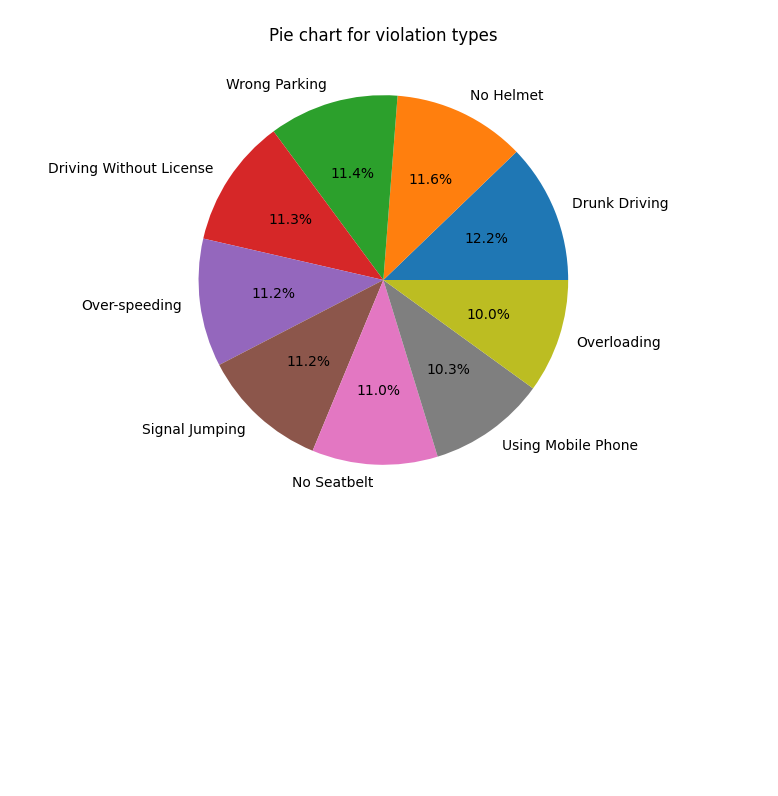
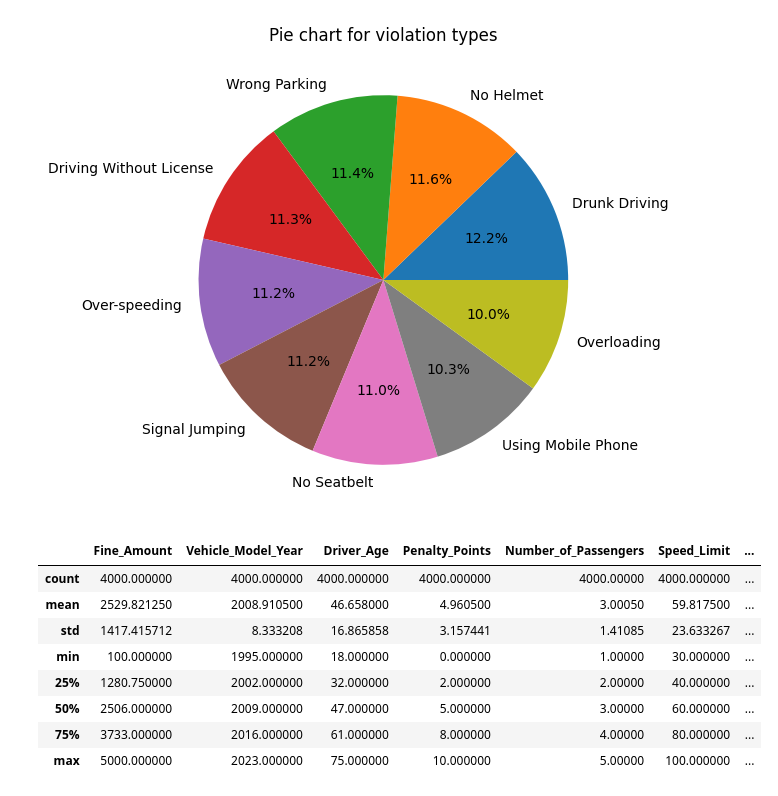
Before and after one commit to yTanisha1805/TT_project, a Jupyter notebook: Traffic_violations.ipynb, the cells around one changed output. Saved outputs shown, nothing was run; the diff lists cells and outputs as text; code cells hidden in the pictures; blank space fills up the shorter version.

Commit message:
added summary

```diff
--- a/Traffic_violations.ipynb
+++ b/Traffic_violations.ipynb
@@ -89,3 +89,15 @@ plt.title('Pie chart for violation types')
 plt.show()
 # %% [output]
 [figure]
+# %%
+df.describe()  #statistical summary of the dataset
+# %% [output]
+|  | Fine_Amount | Vehicle_Model_Year | Driver_Age | Penalty_Points | Number_of_Passengers | Speed_Limit | ... |
+| count | 4000.000000 | 4000.000000 | 4000.000000 | 4000.000000 | 4000.00000 | 4000.000000 | ... |
+| mean | 2529.821250 | 2008.910500 | 46.658000 | 4.960500 | 3.00050 | 59.817500 | ... |
+| std | 1417.415712 | 8.333208 | 16.865858 | 3.157441 | 1.41085 | 23.633267 | ... |
+| min | 100.000000 | 1995.000000 | 18.000000 | 0.000000 | 1.00000 | 30.000000 | ... |
+| 25% | 1280.750000 | 2002.000000 | 32.000000 | 2.000000 | 2.00000 | 40.000000 | ... |
+| 50% | 2506.000000 | 2009.000000 | 47.000000 | 5.000000 | 3.00000 | 60.000000 | ... |
+| 75% | 3733.000000 | 2016.000000 | 61.000000 | 8.000000 | 4.00000 | 80.000000 | ... |
+| max | 5000.000000 | 2023.000000 | 75.000000 | 10.000000 | 5.00000 | 100.000000 | ... |
```
